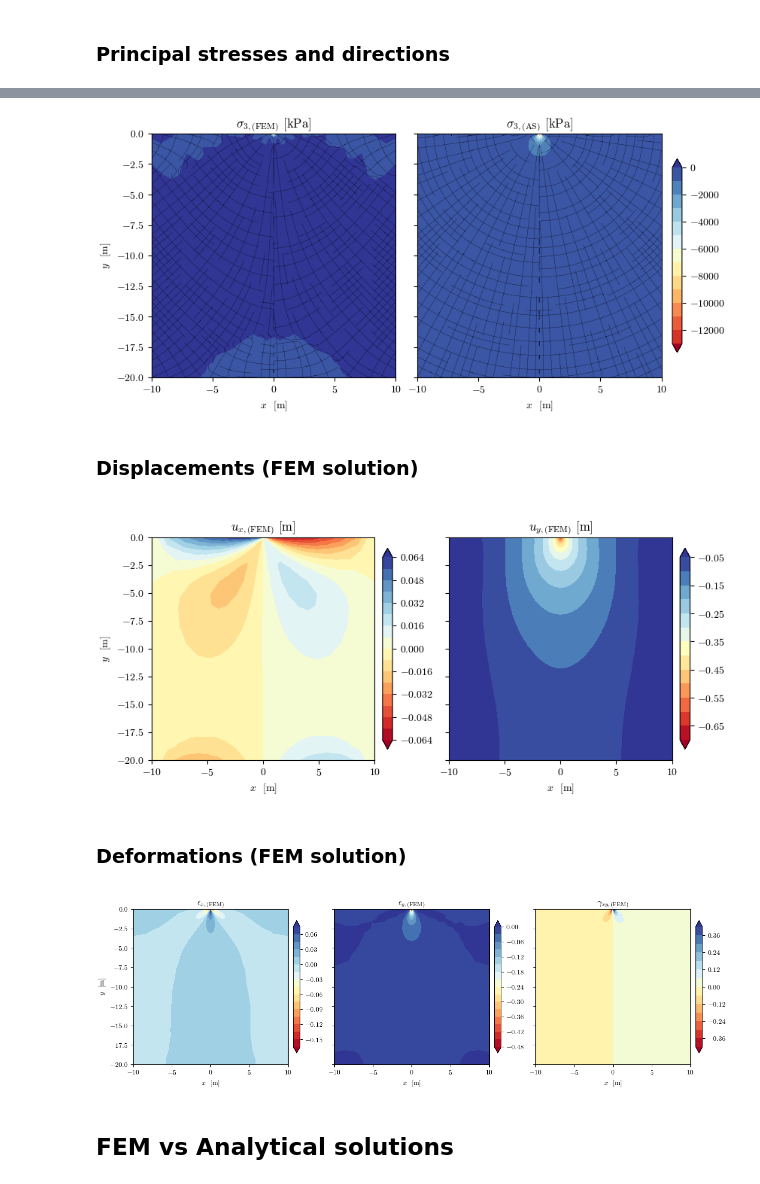
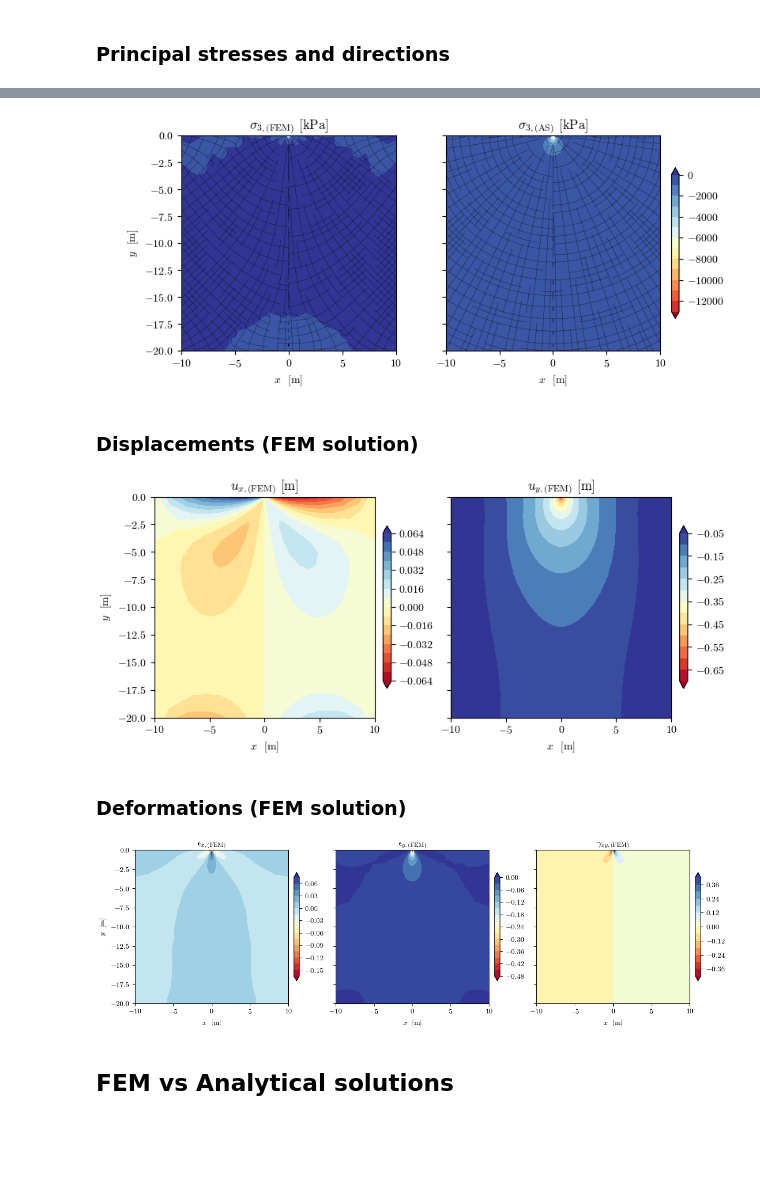
Before and after one commit to AppliedMechanics-EAFIT/foundation_eng, a Jupyter notebook: notebooks/flamants_line_load.ipynb, the cells around one changed output, grey strips where cells are left out. Cells and saved outputs as stored; diff of their text form; code cells hidden in the pictures; blank space fills up the shorter version.

```diff
--- a/notebooks/flamants_line_load.ipynb
+++ b/notebooks/flamants_line_load.ipynb
@@ -130,8 +127,9 @@ def mesh2tri(nodes, elements, field):
 def plot_fields(
         fields, nodes, elements, titles, share_colorbar=True, cmap="RdYlBu",
          plot_eigenvalues=False, **kwargs):
+    figsize = kwargs.get('figsize')
     fig, axs = plt.subplots(
-        ncols=len(fields), nrows=1, figsize=[4.2*len(fields), 4], sharey=True)
+        ncols=len(fields), nrows=1, figsize=figsize, sharey=True)
     if len(fields) == 1:
         axs = list(axs)
     levels = 16
@@ -439,15 +437,15 @@ fig = plot_fields(
 # %%
 # Minor principal stress
 fig = plot_fields(
     fields=(tensors_FEM["𝜎_3"], tensors_AS["𝜎_3"]),
     nodes=nodes, elements=elements,
     titles=["$\sigma_{3, \mathrm{(FEM)}}$ [kPa]", "$\sigma_{3, \mathrm{(AS)}}$ [kPa]"],
     share_colorbar=True,
     plot_eigenvalues=True,
-    complete_tensors=(tensors_FEM, tensors_AS)
+    complete_tensors=(tensors_FEM, tensors_AS), figsize=[8, 3.5]
 )
 # %% [output]
-[figure, old version]
+[figure, new version]
 # %% [markdown]
 ### Displacements (FEM solution)
 # %%
@@ -455,10 +453,10 @@ plot_fields(
     fields=(tensors_FEM["𝑢_x"], tensors_FEM["𝑢_y"]),
     nodes=nodes, elements=elements,
     titles=["$u_{x, \mathrm{(FEM)}}$ [m]", "$u_{y, \mathrm{(FEM)}}$ [m]"],
-    share_colorbar=False
+    share_colorbar=False, figsize=[8, 3.5]
 )
 # %% [output]
-[figure, old version]
+[figure, new version]
 # %% [markdown]
 ### Deformations  (FEM solution)
 # %%
@@ -466,10 +464,10 @@ plot_fields(
     fields=(tensors_FEM["𝜀_xx"], tensors_FEM["𝜀_yy"], tensors_FEM["𝛾_xy"]),
     nodes=nodes, elements=elements,
     titles=["$\epsilon_{x, \mathrm{(FEM)}}$", "$\epsilon_{y, \mathrm{(FEM)}}$", "$\gamma_{xy, \mathrm{(FEM)}}$"],
-    share_colorbar=False
+    share_colorbar=False, figsize=[12, 3.5]
 )
 # %% [output]
-[figure, old version]
+[figure, new version]
 # %% [markdown]
 ## FEM vs Analytical solutions
 # %%
```
Also changed, not shown: parts of 9 cells of this notebook, 1 other file.
